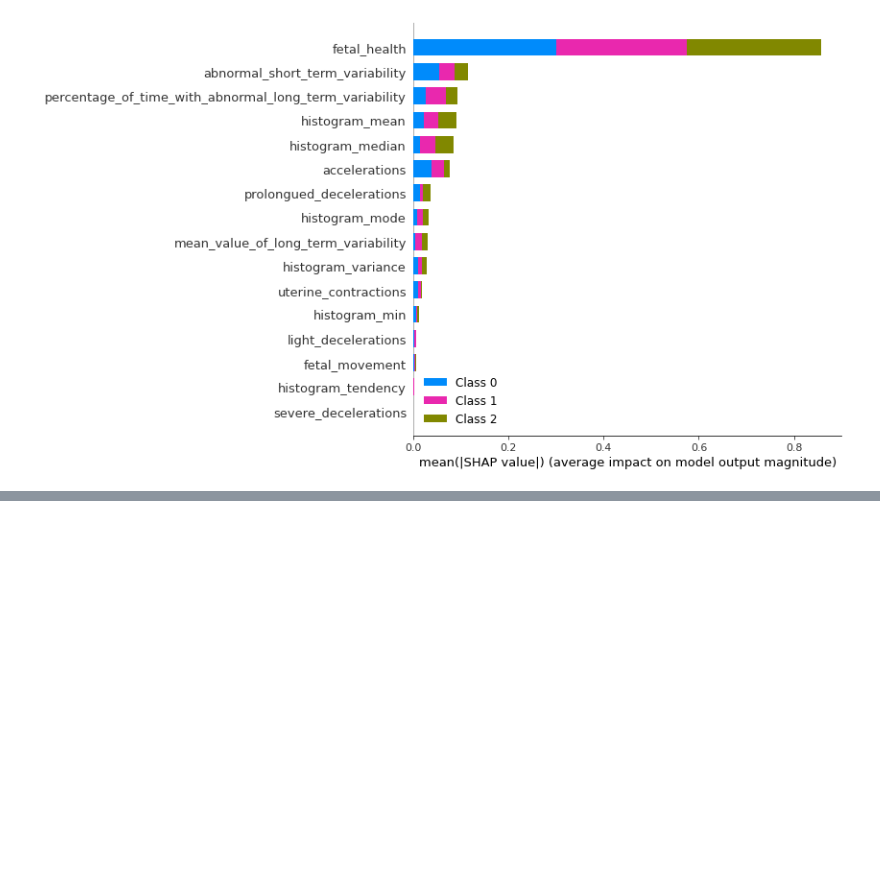
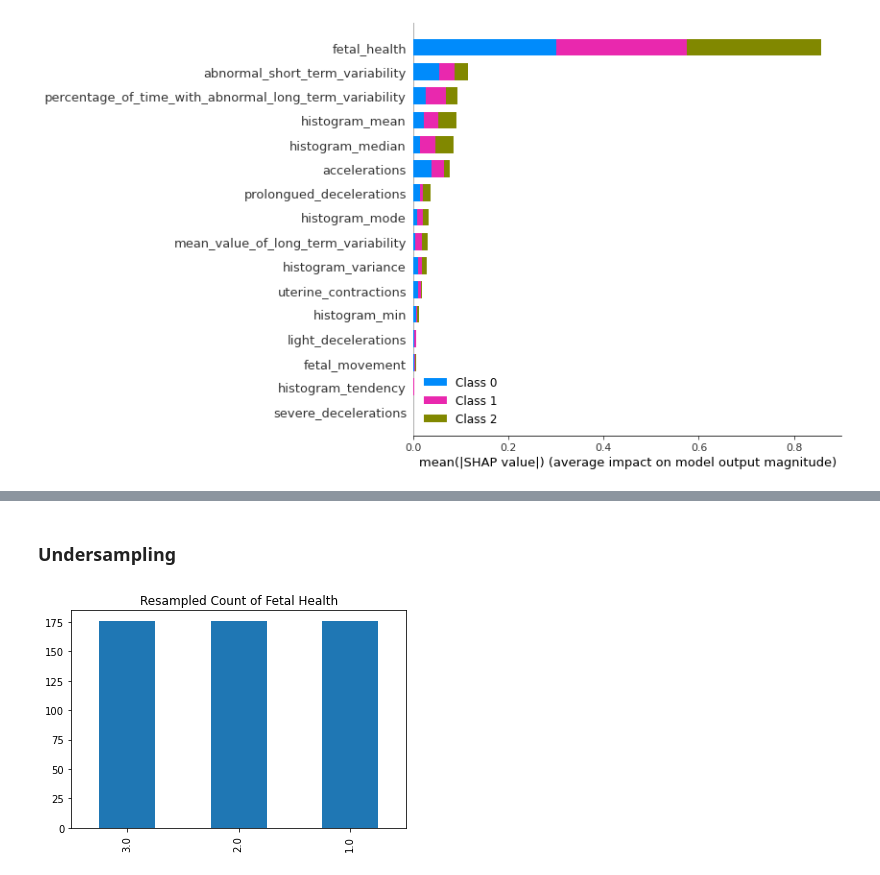
Before and after one commit to tsimon503/FetalHealth, a Jupyter notebook: Fetal Health Classification.ipynb, the cells around one changed output, grey strips where cells are left out. Saved outputs shown, nothing was run; the diff lists cells and outputs as text; code cells hidden in the pictures; blank space fills up the shorter version.

```diff
--- a/Fetal Health Classification.ipynb
+++ b/Fetal Health Classification.ipynb
@@ -523,0 +531,24 @@ shap.summary_plot(shap_values[0], X_train)
+# %% [markdown]
+### Undersampling
+# %%
+#Resample Imbalanced Data
+from sklearn.utils import resample
+
+
+# Divide by class
+df_X_under = df[df['fetal_health'] == 1]
+df_y_under = df[df['fetal_health'] == 2]
+df_z_under = df[df['fetal_health'] == 3]
+
+df_X_resample_under = resample(df_X_under,replace=True,n_samples=176, random_state=123)
+df_y_resample_under = resample(df_y_under,replace=True,n_samples=176, random_state=123)
+
+# Combine majority class with upsampled minority class
+df_resample_under = pd.concat([df_X_resample_under, df_y_resample_under, df_z_under])
+
+# Display new class counts
+df_resample_under.fetal_health.value_counts()
+
+df_resample_under.fetal_health.value_counts().plot(kind='bar', title='Resampled Count of Fetal Health');
+# %% [output]
+[figure, added]
```
Also changed, not shown: parts of 26 cells of this notebook.
